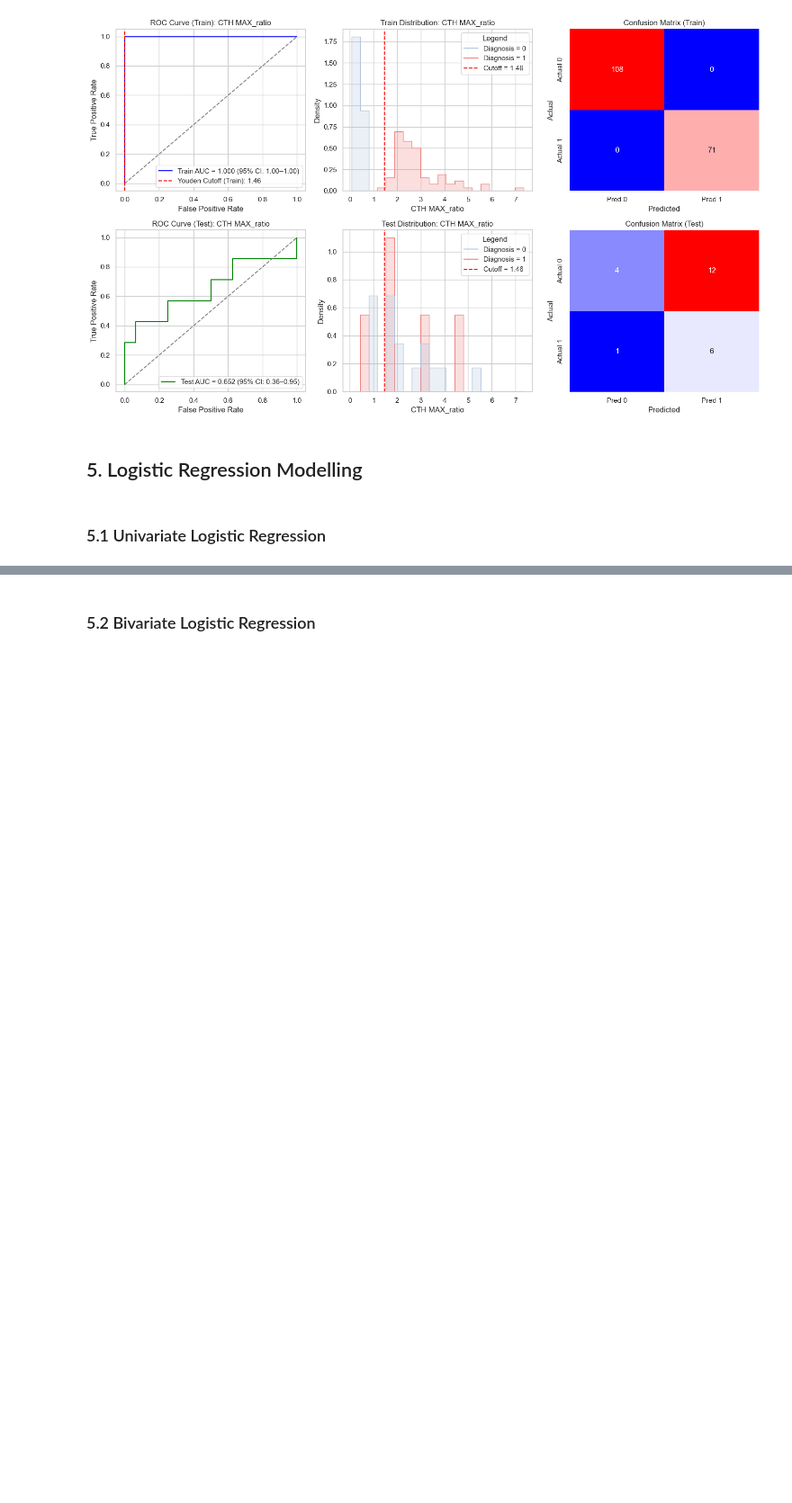
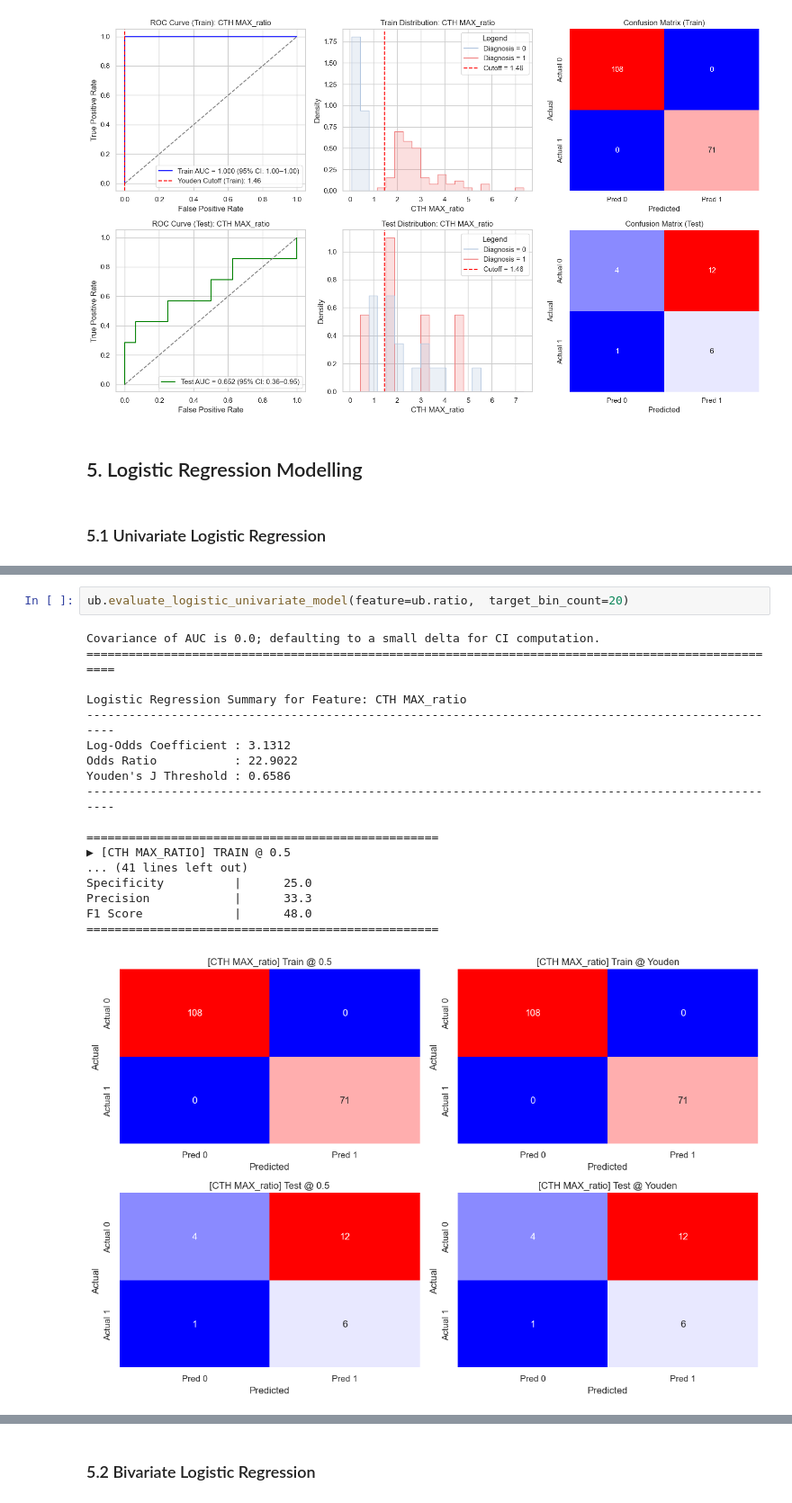
Before and after one commit to maichi98/CercareStatAnalysis, a Jupyter notebook: 02_Unibiomarker_analysis.ipynb, the cells around one changed output, grey strips where cells are left out. Shown at 90% size. Cells and saved outputs as stored; diff of their text form; blank space fills up the shorter version.

```diff
--- a/02_Unibiomarker_analysis.ipynb
+++ b/02_Unibiomarker_analysis.ipynb
@@ -271,0 +294,21 @@ F1 Score             |      48.0
+# %%
+ub.evaluate_logistic_univariate_model(feature=ub.ratio,  target_bin_count=20)
+# %% [output]
+Covariance of AUC is 0.0; defaulting to a small delta for CI computation.
+====================================================================================================
+
+Logistic Regression Summary for Feature: CTH MAX_ratio
+----------------------------------------------------------------------------------------------------
+Log-Odds Coefficient : 3.1312
+Odds Ratio           : 22.9022
+Youden's J Threshold : 0.6586
+----------------------------------------------------------------------------------------------------
+
+==================================================
+▶ [CTH MAX_RATIO] TRAIN @ 0.5
+... (41 lines left out)
+Specificity          |      25.0
+Precision            |      33.3
+F1 Score             |      48.0
+==================================================
+[figure, added]
```
Also changed, not shown: parts of 9 cells of this notebook, 2 other files.
